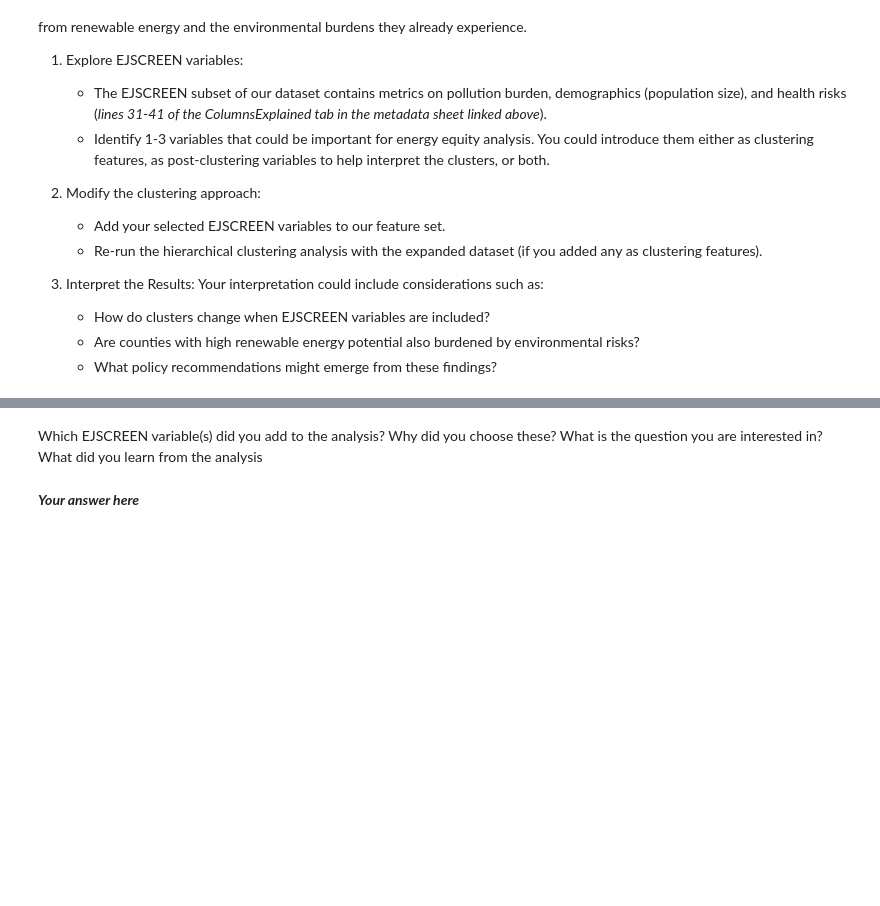
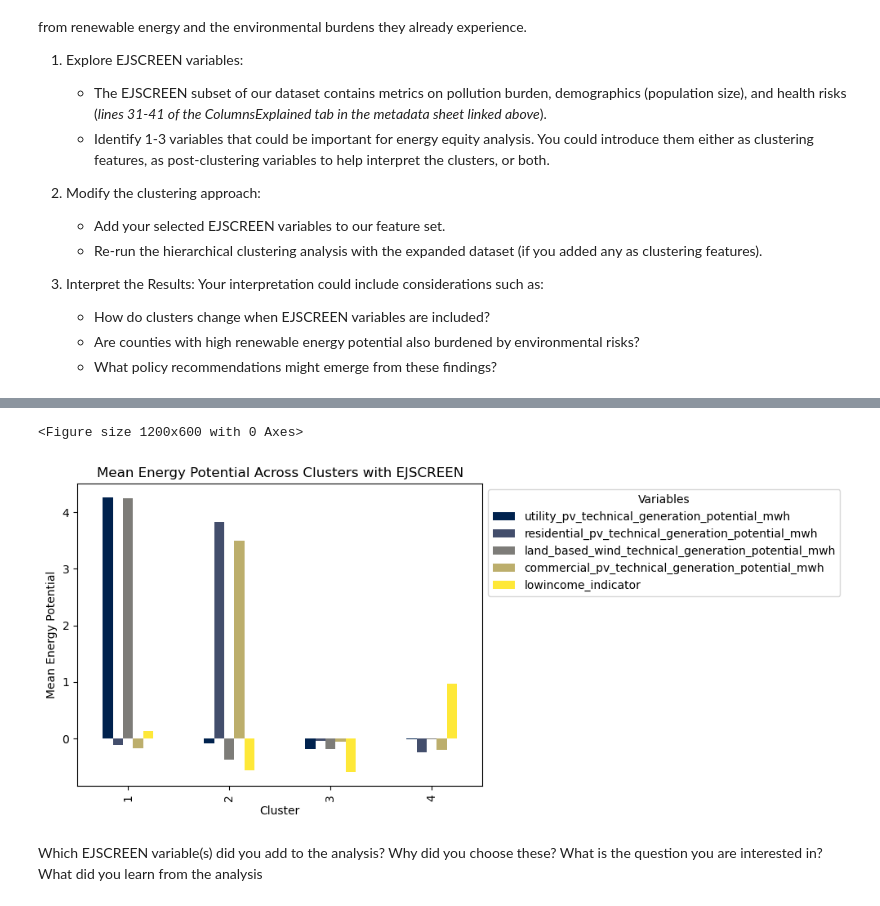
Before and after one commit to jorb1/EDS232-labs, a Jupyter notebook: Week8/lab8-ej-clustering-.ipynb, the cells around one changed output, grey strips where cells are left out. Cells and saved outputs as stored; diff of their text form; code cells hidden in the pictures; blank space fills up the shorter version.

```diff
--- a/Week8/lab8-ej-clustering-.ipynb
+++ b/Week8/lab8-ej-clustering-.ipynb
@@ -177,0 +247,13 @@ So far, we have clustered counties based on **energy potential**, but energy pot
+# %%
+# Define the ideal number of clusters with EJSCREEN data added - I am going based on color here
+ideal_clus_ej = 4
+
+# Extract cluster assignnment attribute from the hierarchical clustering
+cluster_assignment_ej = fcluster(clustered_ej, ideal_clus_ej, criterion = 'maxclust')
+
+# Create the Cluster variable in the original cleaned df
+eeip_scaled_ej['Cluster'] = cluster_assignment_ej
+
+# Compute and print the mean values of the original energy potential features for each cluster
+mean_cluster_ej = eeip_scaled_ej.groupby('Cluster').mean()
+print(mean_cluster_ej)
@@ -178,4 +278,20 @@ So far, we have clustered counties based on **energy potential**, but energy pot
+# %%
+# Make a plot that shows energy potential between clusters...now including EJSCREEN data!!
+plt.figure(figsize=(12, 6))
+mean_cluster_ej.plot(kind = 'bar',
+                 colormap = 'cividis')
+
+plt.title("Mean Energy Potential Across Clusters with EJSCREEN")
+plt.xlabel("Cluster")
+plt.ylabel("Mean Energy Potential")
+
+plt.legend(title="Variables",
+           loc="upper left",
+          bbox_to_anchor = (1, 1))
+
+plt.show()
+# %% [output]
+<Figure size 1200x600 with 0 Axes>
+[figure, added]
 # %% [markdown]
 Which EJSCREEN variable(s) did you add to the analysis? Why did you choose these?  What is the question you are interested in? What did you learn from the analysis
-# %% [markdown]
-***Your answer here***
```
Also changed, not shown: parts of 6 cells of this notebook.
